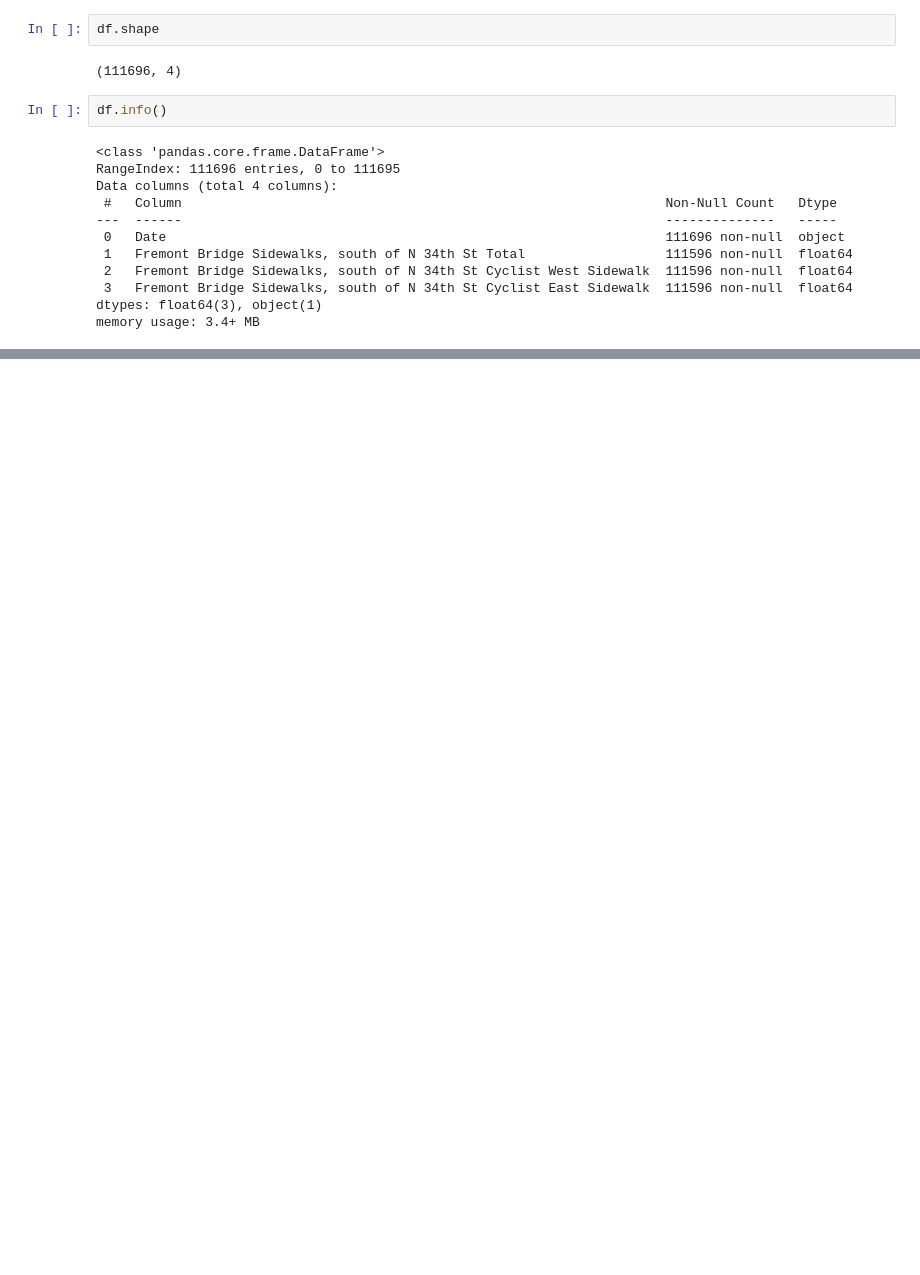
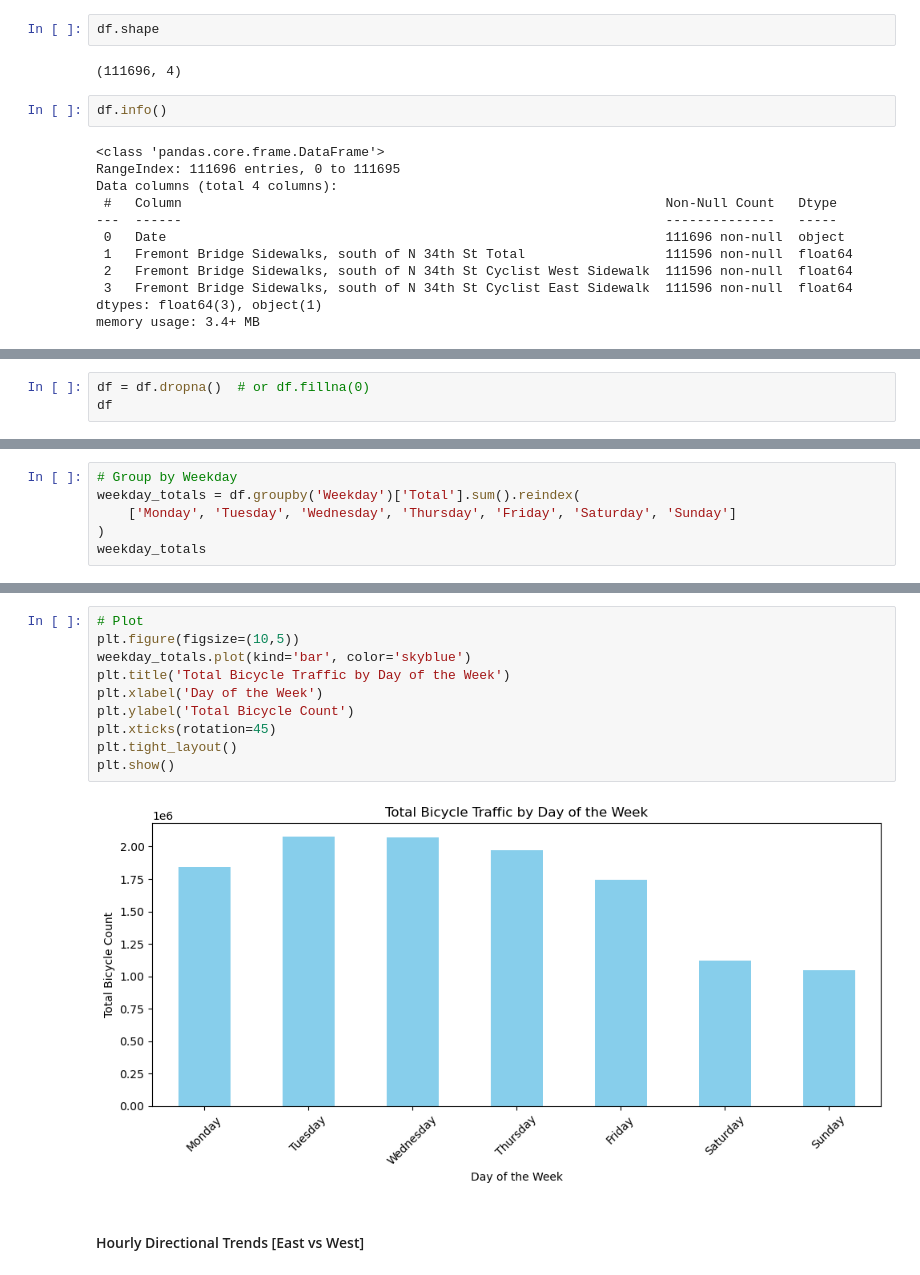
Before and after one commit to sba24130/SSBD_Summer_Repeat, a Jupyter notebook: sba24130_DVT_Summer_CA.ipynb, the cells around one changed output, grey strips where cells are left out. Cells and saved outputs as stored; diff of their text form; blank space fills up the shorter version.

```diff
--- a/sba24130_DVT_Summer_CA.ipynb
+++ b/sba24130_DVT_Summer_CA.ipynb
@@ -45,0 +104,3 @@ memory usage: 3.4+ MB
+# %%
+df = df.dropna()  # or df.fillna(0)
+df
@@ -45,0 +236,6 @@ memory usage: 3.4+ MB
+# %%
+# Group by Weekday
+weekday_totals = df.groupby('Weekday')['Total'].sum().reindex(
+    ['Monday', 'Tuesday', 'Wednesday', 'Thursday', 'Friday', 'Saturday', 'Sunday']
+)
+weekday_totals
@@ -45,0 +252,14 @@ memory usage: 3.4+ MB
+# %%
+# Plot
+plt.figure(figsize=(10,5))
+weekday_totals.plot(kind='bar', color='skyblue')
+plt.title('Total Bicycle Traffic by Day of the Week')
+plt.xlabel('Day of the Week')
+plt.ylabel('Total Bicycle Count')
+plt.xticks(rotation=45)
+plt.tight_layout()
+plt.show()
+# %% [output]
+[figure, added]
+# %% [markdown]
+#### Hourly Directional Trends [East vs West]
```
Also changed, not shown: parts of 34 cells of this notebook.
